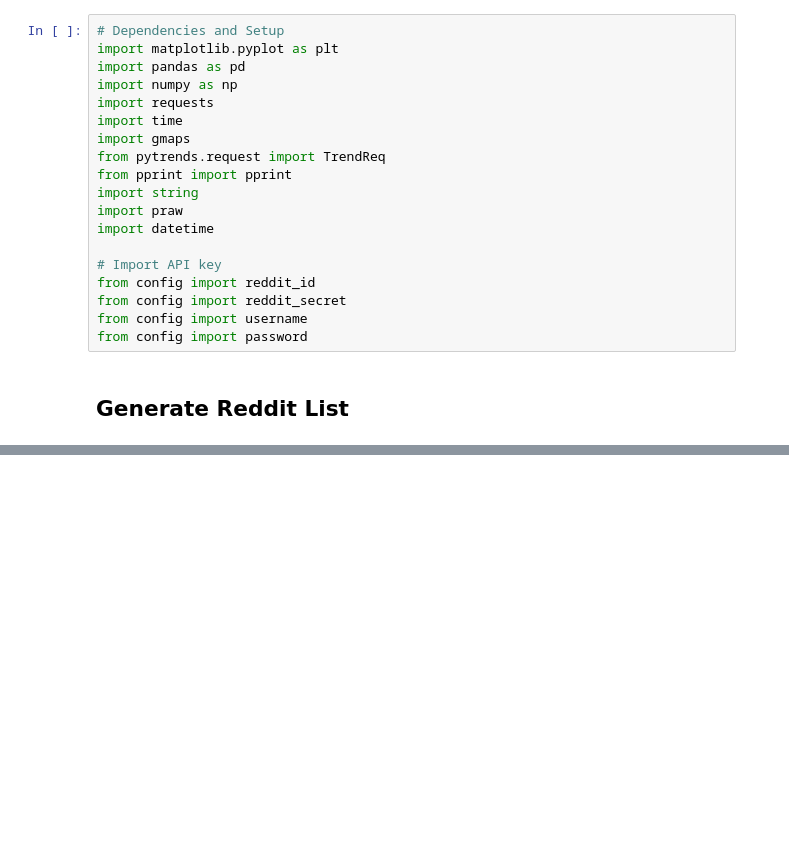
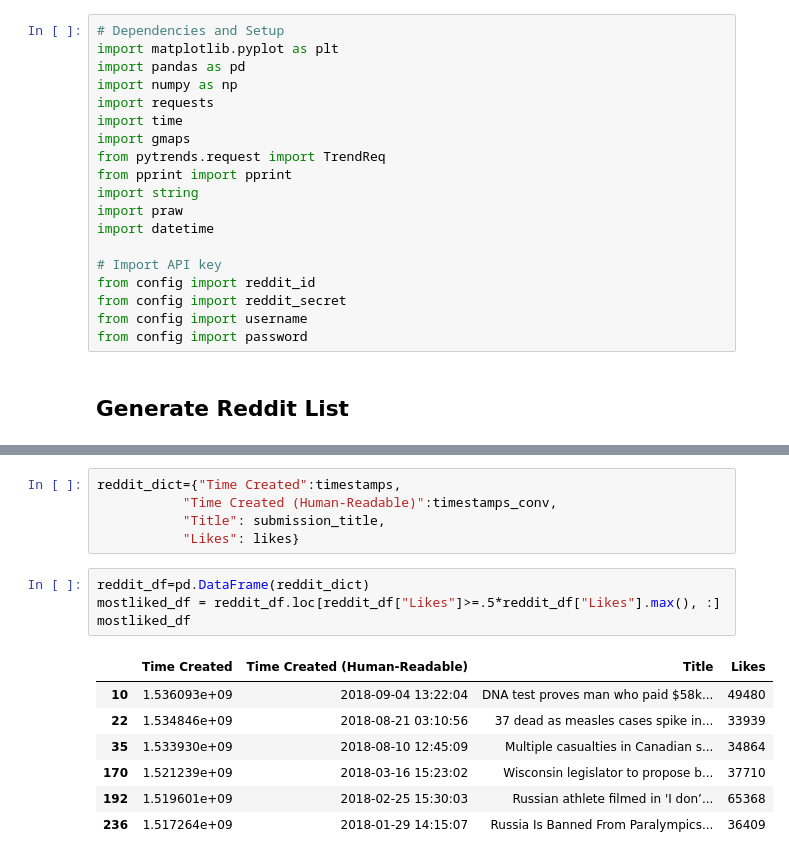
Before and after one commit to yosinao/An-Analysis-on-the-Effectiveness-of-News-Sharing-Channels, a Jupyter notebook: Nino-Yosinao/Reddit.ipynb, the cells around one changed output, grey strips where cells are left out. Cells and saved outputs as stored; diff of their text form; blank space fills up the shorter version.

```diff
--- a/Nino-Yosinao/Reddit.ipynb
+++ b/Nino-Yosinao/Reddit.ipynb
@@ -85,0 +69,17 @@ Nike Denies Shoes for World Cup Team from Iran
+# %%
+reddit_dict={"Time Created":timestamps,
+           "Time Created (Human-Readable)":timestamps_conv,
+           "Title": submission_title,
+           "Likes": likes}
+# %%
+reddit_df=pd.DataFrame(reddit_dict)
+mostliked_df = reddit_df.loc[reddit_df["Likes"]>=.5*reddit_df["Likes"].max(), :]
+mostliked_df
+# %% [output]
+|  | Time Created | Time Created (Human-Readable) | Title | Likes |
+| 10 | 1.536093e+09 | 2018-09-04 13:22:04 | DNA test proves man who paid $58k... | 49480 |
+| 22 | 1.534846e+09 | 2018-08-21 03:10:56 | 37 dead as measles cases spike in... | 33939 |
+| 35 | 1.533930e+09 | 2018-08-10 12:45:09 | Multiple casualties in Canadian s... | 34864 |
+| 170 | 1.521239e+09 | 2018-03-16 15:23:02 | Wisconsin legislator to propose b... | 37710 |
+| 192 | 1.519601e+09 | 2018-02-25 15:30:03 | Russian athlete filmed in 'I don’... | 65368 |
+| 236 | 1.517264e+09 | 2018-01-29 14:15:07 | Russia Is Banned From Paralympics... | 36409 |
```
Also changed, not shown: parts of 5 cells of this notebook, 11 other files.
